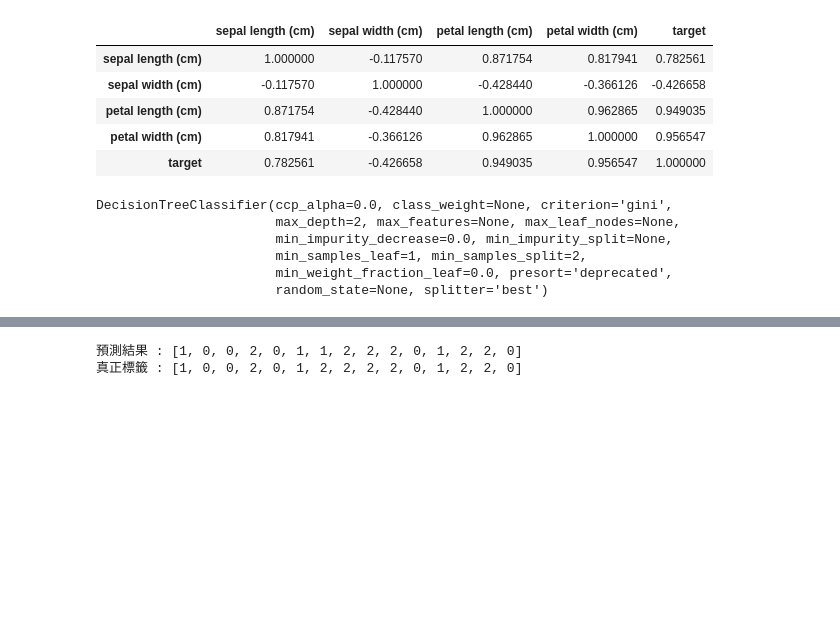
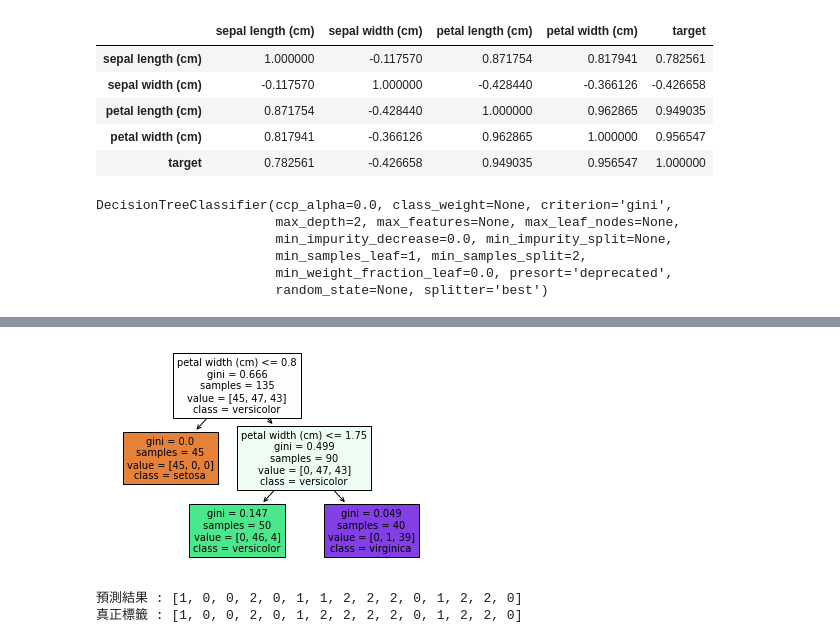
Before and after one commit to kurtlee1984/20210602, a Jupyter notebook: classification_practice.ipynb, the cells around one changed output, grey strips where cells are left out. Drawn from its saved outputs; the diff is of its cells as text; code cells hidden in the pictures; blank space fills up the shorter version.

```diff
--- a/classification_practice.ipynb
+++ b/classification_practice.ipynb
@@ -73,6 +73,16 @@ graph = graphviz.Source(g)
 graph
 # %% [output]
 [drawing not drawn]
+# %%
+from sklearn.tree import plot_tree
+import matplotlib.pyplot as plt
+g = plot_tree(clf,
+              feature_names=iris_data["feature_names"],
+              class_names=iris_data["target_names"],
+              filled = True)
+# plt.show
+# %% [output]
+[figure, added]
 # %%
 pre = clf.predict(x_test)
 print("預測結果 :", list(pre))
```
